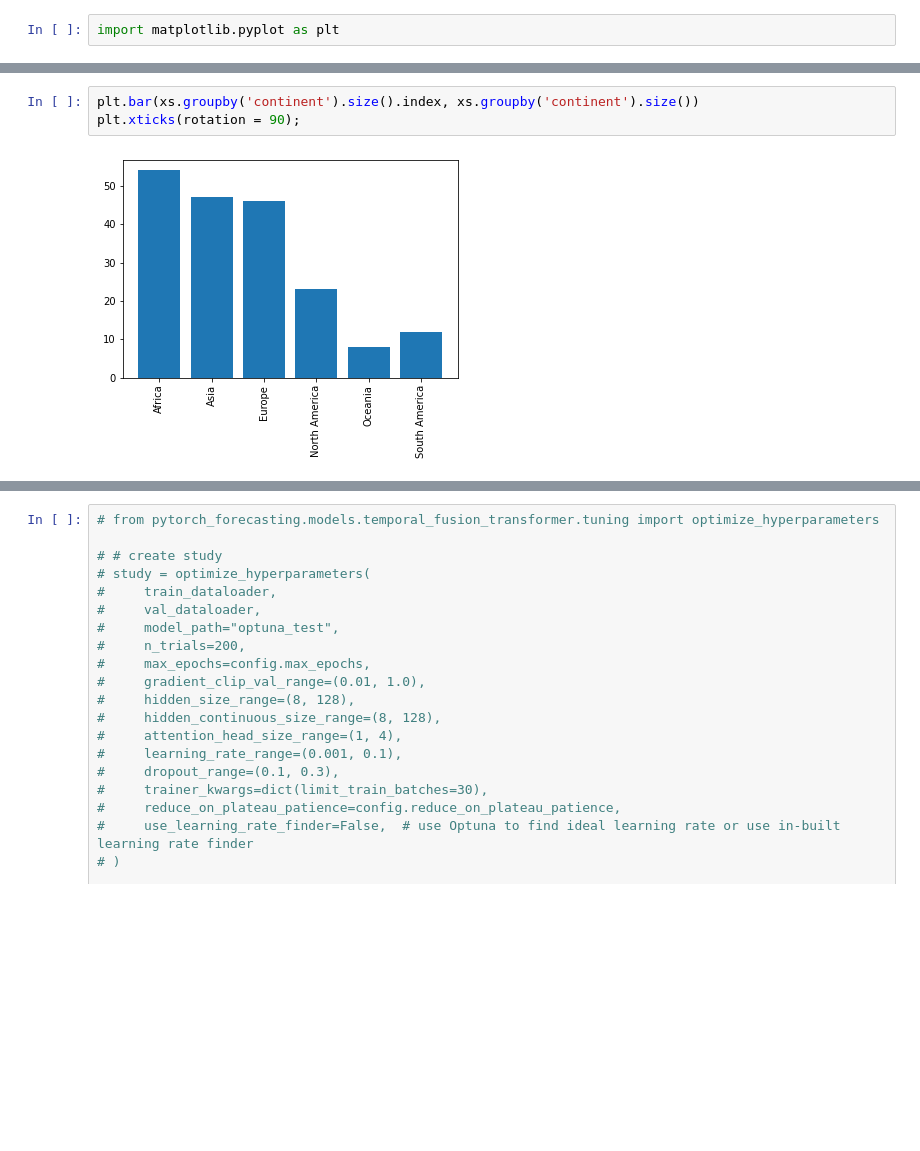
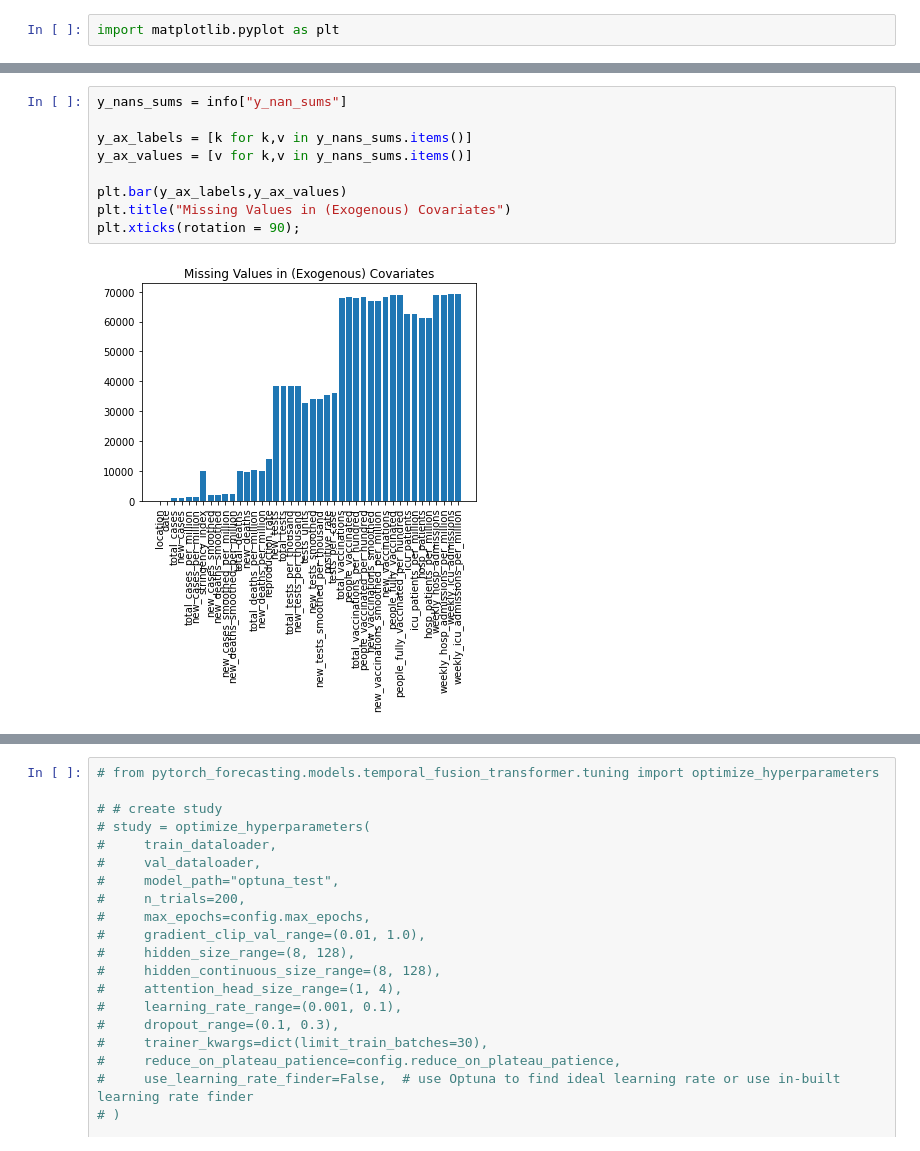
Before and after one commit to b-kaindl/COVID-19-Dashboard, a Jupyter notebook: exploratory.ipynb, the cells around one changed output, grey strips where cells are left out. Drawn from its saved outputs; the diff is of its cells as text; blank space fills up the shorter version.

```diff
--- a/exploratory.ipynb
+++ b/exploratory.ipynb
@@ -43,5 +112,11 @@ plt.xticks(rotation = 90);
-# %%
-plt.bar(xs.groupby('continent').size().index, xs.groupby('continent').size())
-plt.xticks(rotation = 90);
-# %% [output]
-[figure, removed]
+# %%
+y_nans_sums = info["y_nan_sums"]
+
+y_ax_labels = [k for k,v in y_nans_sums.items()]
+y_ax_values = [v for k,v in y_nans_sums.items()]
+
+plt.bar(y_ax_labels,y_ax_values)
+plt.title("Missing Values in (Exogenous) Covariates")
+plt.xticks(rotation = 90);
+# %% [output]
+[figure, added]
```
Also changed, not shown: parts of 63 cells of this notebook, 10 other files.
